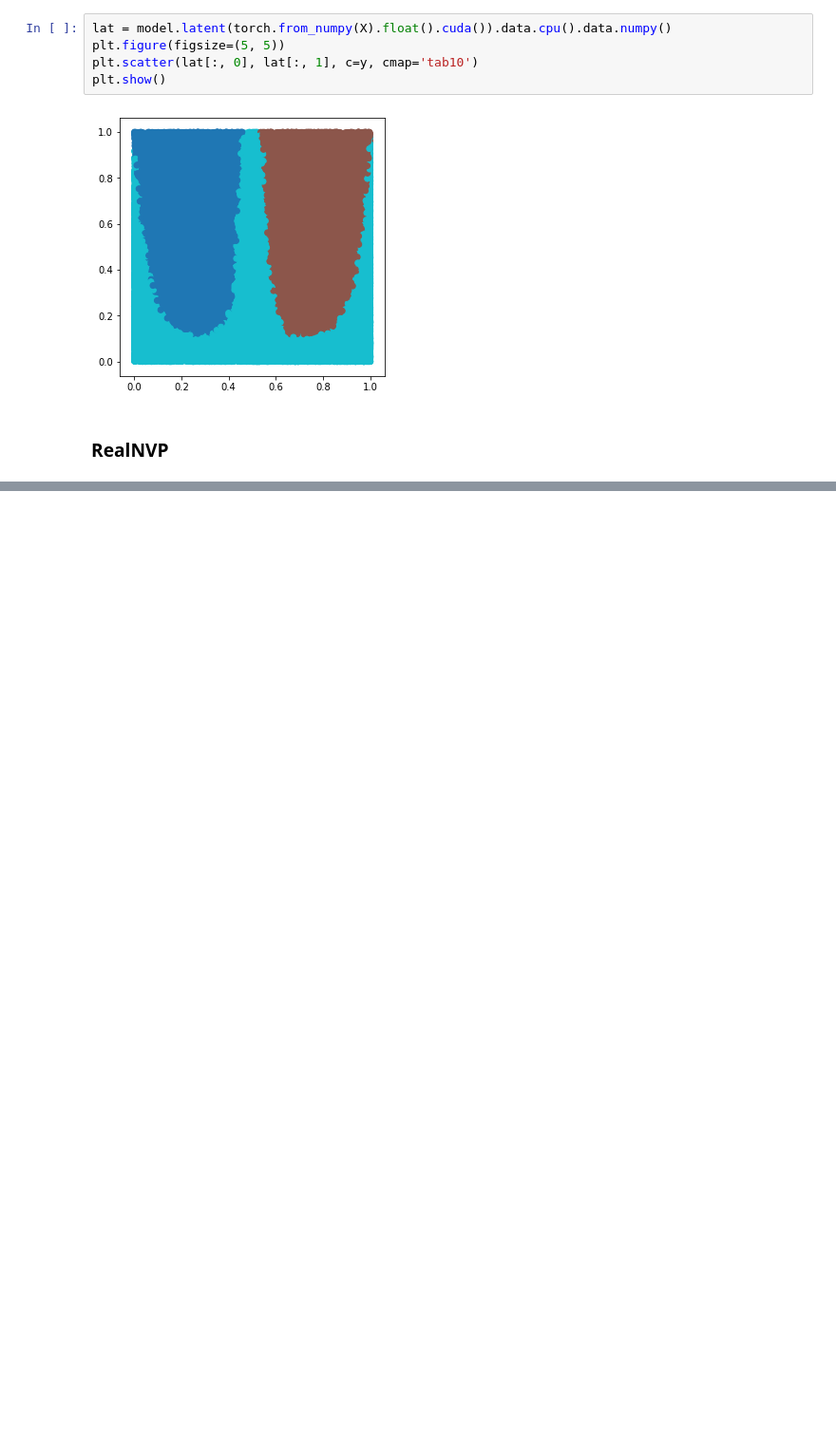
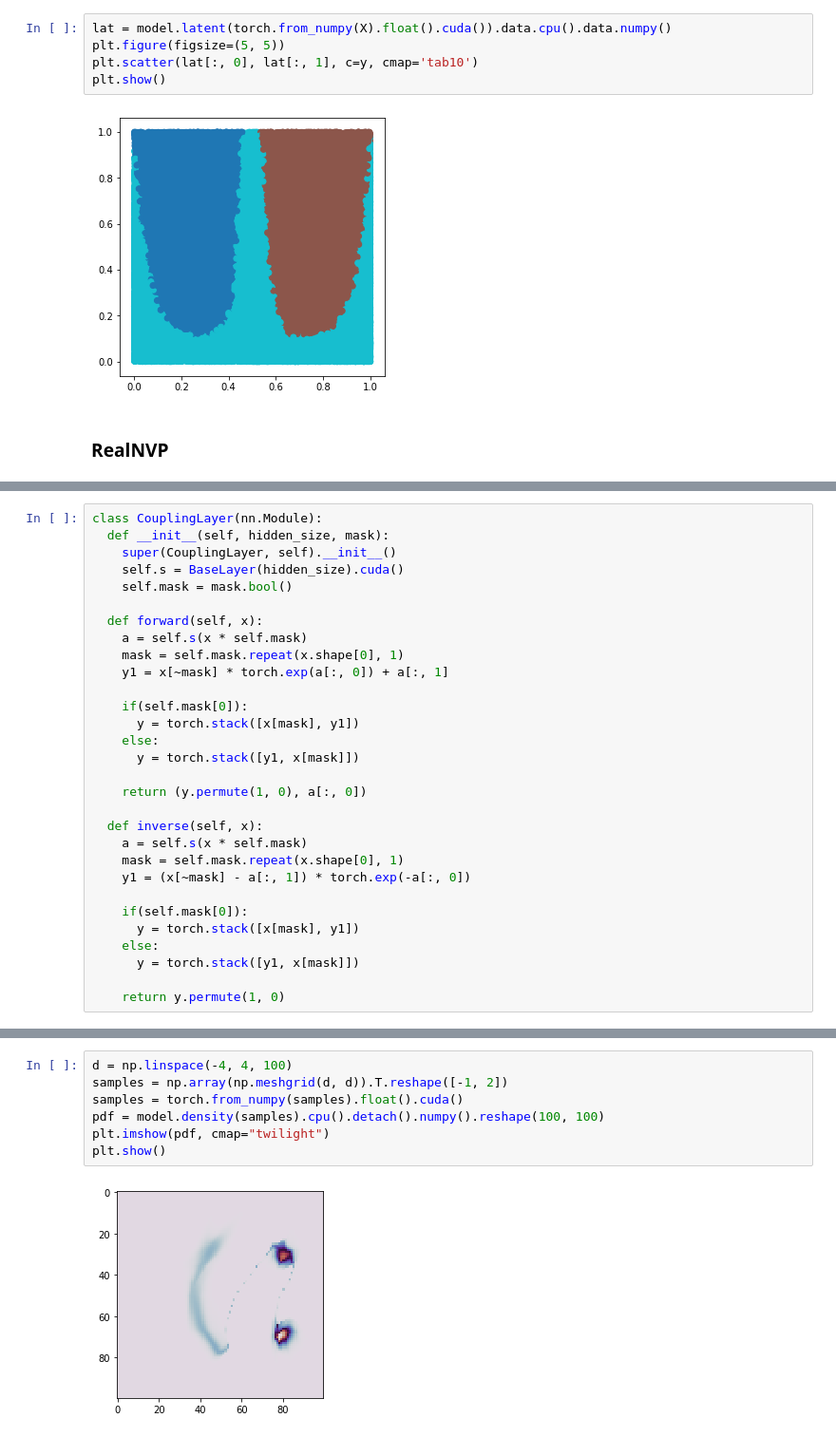
Before and after one commit to aliscafo/deep-unsupervised-learning-2019, a Jupyter notebook: hw2/task1.ipynb, the cells around one changed output, grey strips where cells are left out. Shown: that part at 95% size. Drawn from its saved outputs; the diff is of its cells as text; blank space fills up the shorter version.

```diff
--- a/hw2/task1.ipynb
+++ b/hw2/task1.ipynb
@@ -316,0 +335,30 @@ plt.show()
+# %%
+class CouplingLayer(nn.Module):
+  def __init__(self, hidden_size, mask):
+    super(CouplingLayer, self).__init__()
+    self.s = BaseLayer(hidden_size).cuda()
+    self.mask = mask.bool()
+
+  def forward(self, x):
+    a = self.s(x * self.mask)
+    mask = self.mask.repeat(x.shape[0], 1)
+    y1 = x[~mask] * torch.exp(a[:, 0]) + a[:, 1]
+
+    if(self.mask[0]):
+      y = torch.stack([x[mask], y1])
+    else:
+      y = torch.stack([y1, x[mask]])
+
+    return (y.permute(1, 0), a[:, 0])
+
+  def inverse(self, x):
+    a = self.s(x * self.mask)
+    mask = self.mask.repeat(x.shape[0], 1)
+    y1 = (x[~mask] - a[:, 1]) * torch.exp(-a[:, 0])
+
+    if(self.mask[0]):
+      y = torch.stack([x[mask], y1])
+    else:
+      y = torch.stack([y1, x[mask]])
+
+    return y.permute(1, 0)
@@ -316,0 +494,9 @@ plt.show()
+# %%
+d = np.linspace(-4, 4, 100)
+samples = np.array(np.meshgrid(d, d)).T.reshape([-1, 2])
+samples = torch.from_numpy(samples).float().cuda()
+pdf = model.density(samples).cpu().detach().numpy().reshape(100, 100)
+plt.imshow(pdf, cmap="twilight")
+plt.show()
+# %% [output]
+[figure, added]
```
Also changed, not shown: parts of 9 cells of this notebook, 1 other file.
